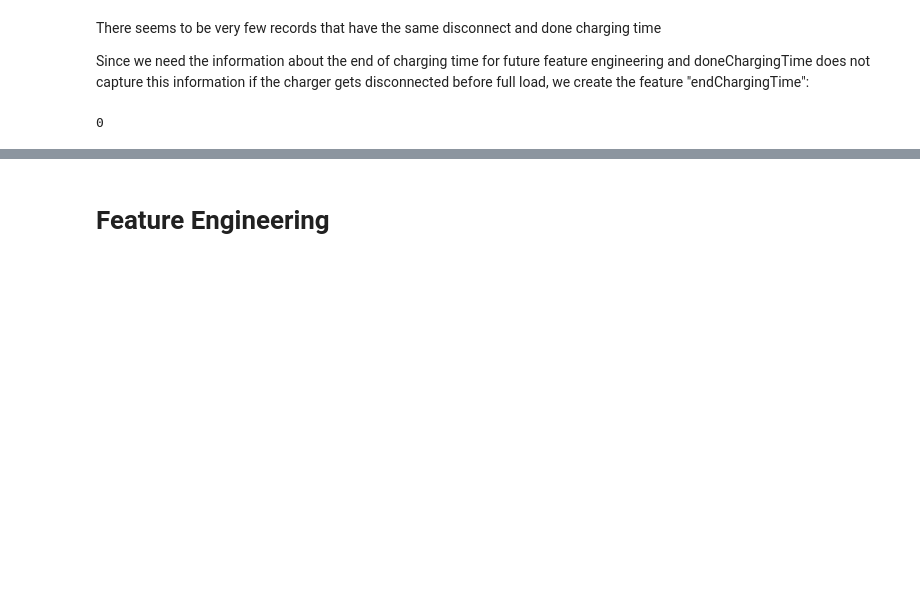
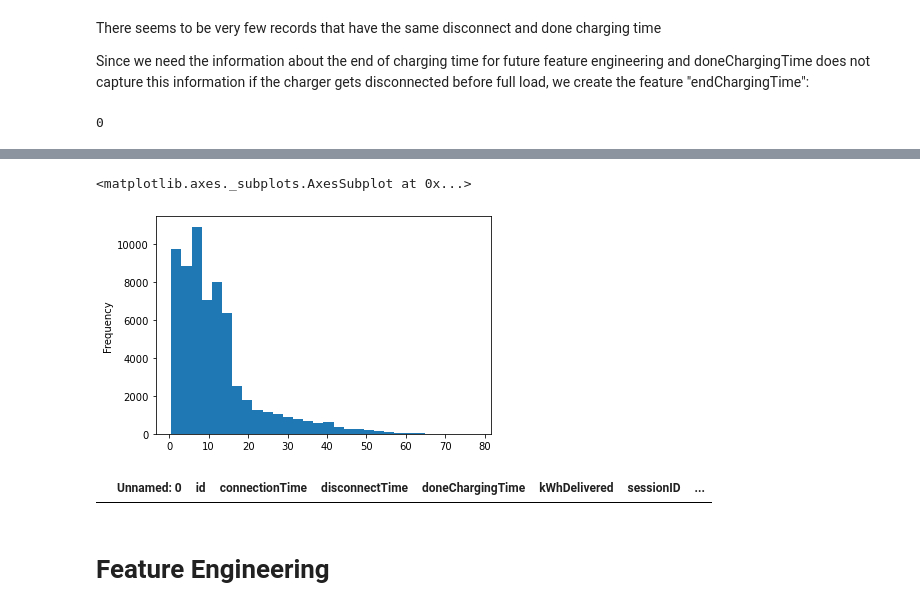
Before and after one commit to nsterz/AA_2024-group-3, a Jupyter notebook: code_dataexplo/exploration.ipynb, the cells around one changed output, grey strips where cells are left out. Saved outputs shown, nothing was run; the diff lists cells and outputs as text; code cells hidden in the pictures; blank space fills up the shorter version.

```diff
--- a/code_dataexplo/exploration.ipynb
+++ b/code_dataexplo/exploration.ipynb
@@ -166,3 +187,13 @@ data_charge["endChargingTime"].isnull().sum()
+# %%
+# Check the kWhDelivered
+data_charge["kWhDelivered"].plot.hist(bins=30)
+# %% [output]
+<matplotlib.axes._subplots.AxesSubplot at 0x...>
+[figure, added]
+# %%
+data_charge[data_charge["kWhDelivered"] <= 0]
+# %% [output]
+|  | Unnamed: 0 | id | connectionTime | disconnectTime | doneChargingTime | kWhDelivered | sessionID | ... |
 # %% [markdown]
 # Feature Engineering
 # %%
```
Also changed, not shown: parts of 4 cells of this notebook.
